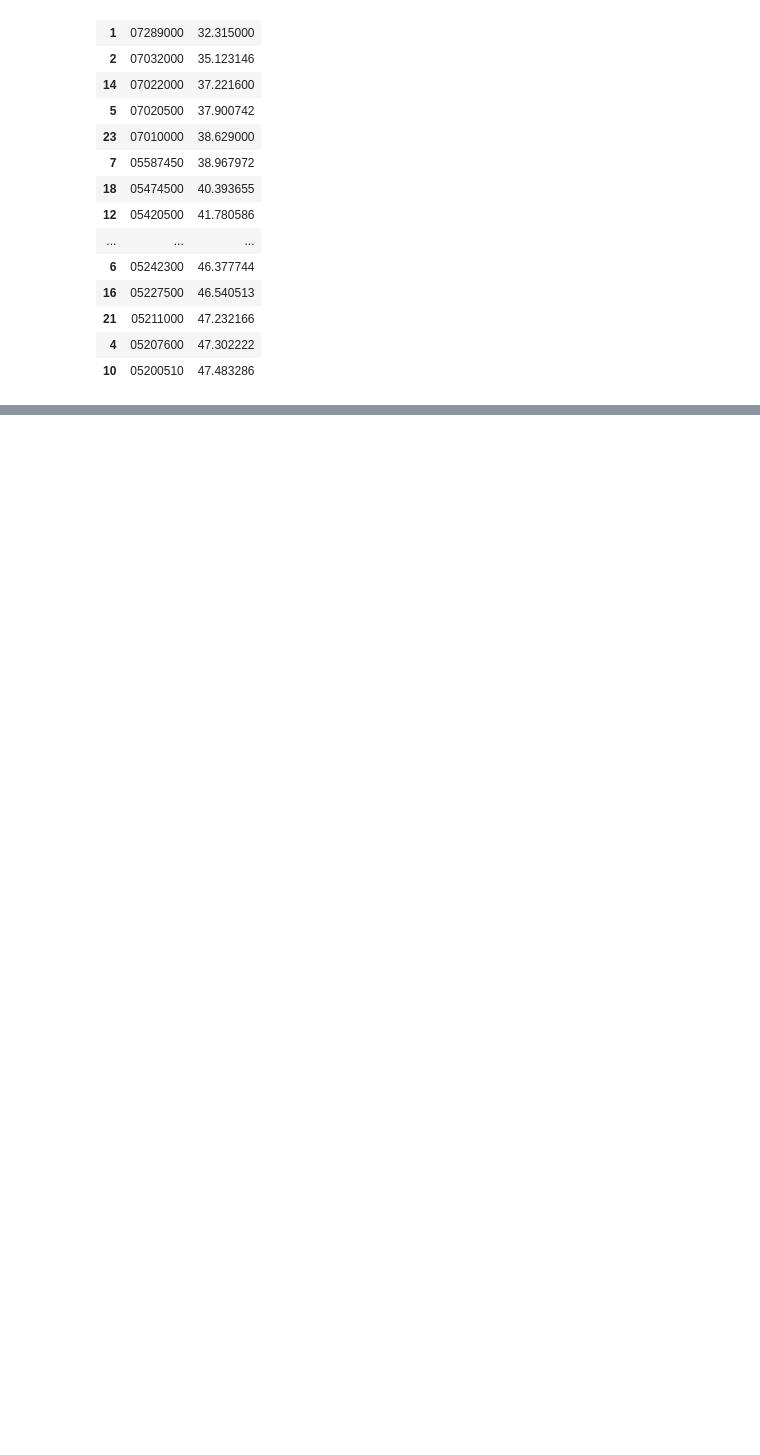
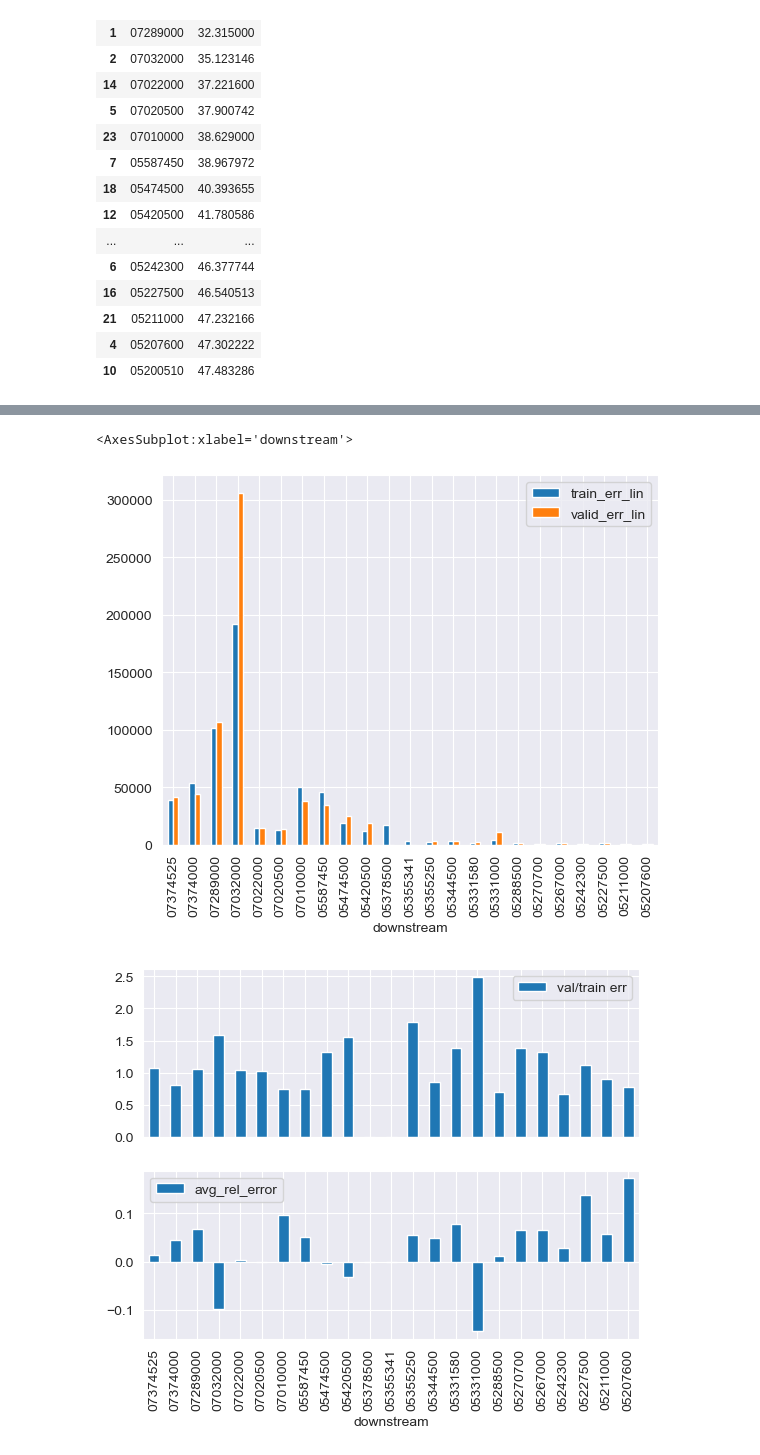
Before and after one commit to sergiogyoz/Machine-Learning, a Jupyter notebook: project/project_testing.ipynb, the cells around one changed output, grey strips where cells are left out. Cells and saved outputs as stored; diff of their text form; code cells hidden in the pictures; blank space fills up the shorter version.

```diff
--- a/project/project_testing.ipynb
+++ b/project/project_testing.ipynb
@@ -360,0 +196,28 @@ plt.show()
+# %%
+# Find the max cross correlations and lags
+lags = []
+corrs = []
+for file in filenames:
+    data = pd.read_csv("./data/"+file, index_col="datetime")
+    data.index =pd.to_datetime(data.index)
+    lag=-10; corr=-1
+    for year in range(2015,2018):
+        firstday = pd.Timestamp(str(year)+"-01-01",tz=data.index[0].tz)
+        lastday = pd.Timestamp(str(year)+"-12-31",tz=data.index[0].tz)
+        one_year_data = data[firstday:lastday]
+        # find the max lag at that year
+        if one_year_data.size>150:
+            max_lag, _corrs = ut.cross_corr(
+            df1 = one_year_data,
+            tag1="upstream", tag2="downstream",
+            shift_range=(-10,10))
+            if max(_corrs)>=corr:
+                corr = max(_corrs)
+                lag = max(lag, max_lag)
+    lags.append(lag)
+    corrs.append(corr)
+# %%
+# save lag information on station_pairs
+station_pairs["lag"]=lags
+station_pairs["corr"]=corrs
+station_pairs.to_csv("./results/stations_pairs.csv",index=False)
@@ -360,0 +302,17 @@ plt.show()
+# %%
+# calculate and plot relative erros
+station_pairs["train_err_lin"] = train_errors
+station_pairs["valid_err_lin"] = valid_errors
+station_pairs["val/train err"] = station_pairs["valid_err_lin"]/station_pairs["train_err_lin"]
+station_pairs["avg_rel_error"] = avg_rel_errors
+
+station_pairs
+
+station_pairs.plot(kind="bar", x="downstream", y=["train_err_lin","valid_err_lin"])
+fig, axes = plt.subplots(nrows=2, ncols=1, sharex=True)
+station_pairs.plot(kind="bar", x="downstream", y="val/train err", ax=axes[0])
+station_pairs.plot(kind="bar", x="downstream", y="avg_rel_error",ax=axes[1])
+# %% [output]
+<AxesSubplot:xlabel='downstream'>
+[figure, added]
+[figure, added]
```
Also changed, not shown: parts of 27 cells of this notebook, 47 other files.
